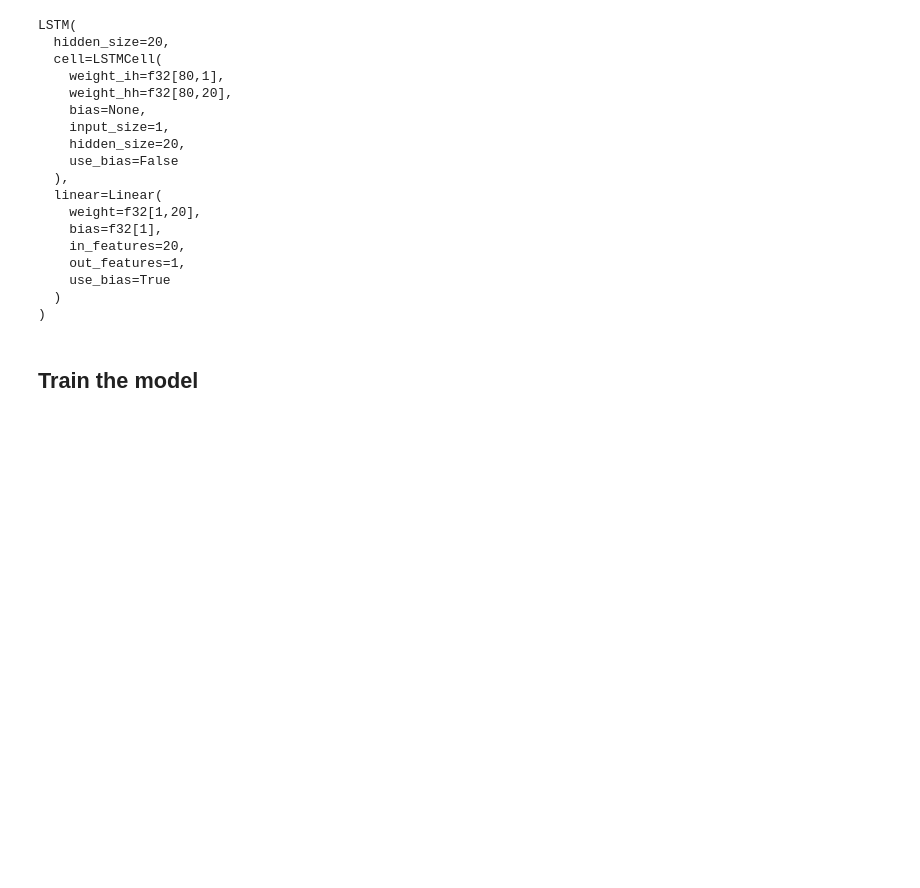
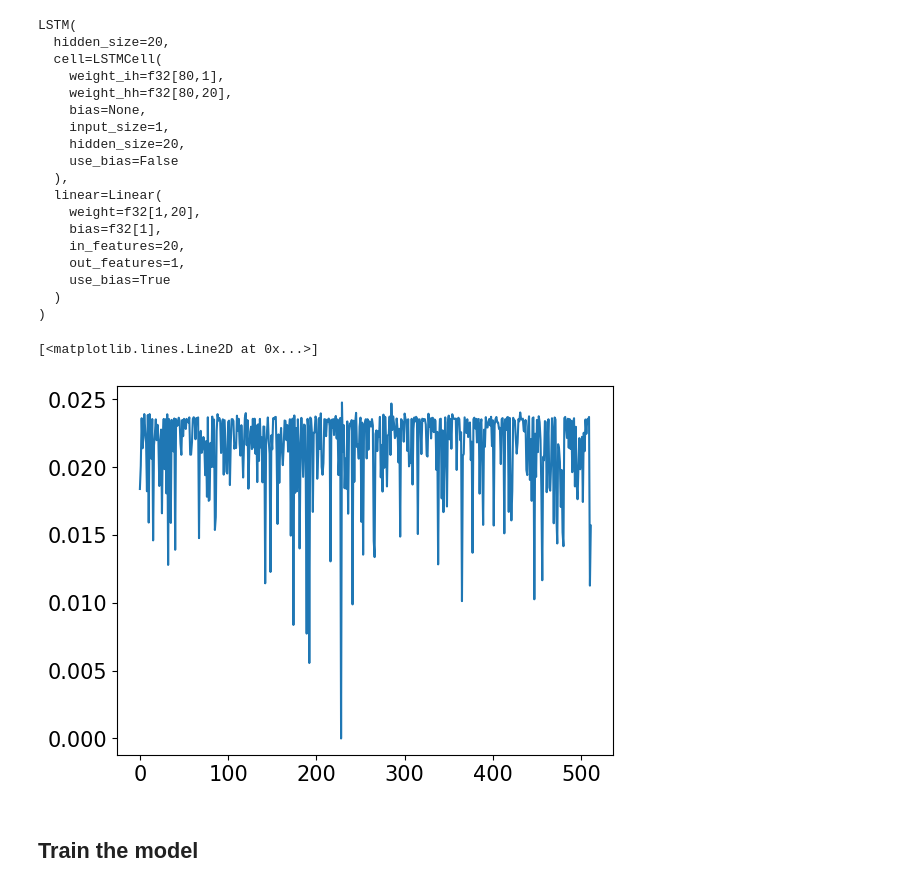
Before and after one commit to PeishiJiang/DiffFlowTransport, a Jupyter notebook: Plynlimon/LSTMFlow.ipynb, the cells around one changed output. Cells and saved outputs as stored; diff of their text form; code cells hidden in the pictures; blank space fills up the shorter version.

Commit message:
Made a couple of changes (i.e., adding model loading and saving functions; adding scaler function; adding example of coupling flow and transport models; etc.)

```diff
--- a/Plynlimon/LSTMFlow.ipynb
+++ b/Plynlimon/LSTMFlow.ipynb
@@ -87,7 +87,7 @@ Test set fraction:  0.38965333333333335
 ## Configuration
 # %%
 # Model output variable
-target   = 'Q'
+targets   = ['Q']
 
 # Model input feature
 features = ['J']
@@ -111,24 +111,24 @@ INFO:2025-01-28 11:43:04,284:jax._src.xla_bridge:945: Unable to initialize backe
 ## Get the dataloader
 # %%
 train_loader = make_pytorch_timeseries_dataloader(
-    df_norm_train, target, features, sequence_length, batch_size, shuffle=True
+    df_norm_train, targets, features, sequence_length, batch_size, shuffle=True
 )
 
 train_eval_loader = make_pytorch_timeseries_dataloader(
-    df_norm_train, target, features, sequence_length, batch_size, shuffle=False
+    df_norm_train, targets, features, sequence_length, batch_size, shuffle=False
 )
 
 test_loader = make_pytorch_timeseries_dataloader(
-    df_norm_test, target, features, sequence_length, batch_size, shuffle=False
+    df_norm_test, targets, features, sequence_length, batch_size, shuffle=False
 )
 
 all_loader = make_pytorch_timeseries_dataloader(
-    df_norm, target, features, sequence_length, batch_size, shuffle=False
+    df_norm, targets, features, sequence_length, batch_size, shuffle=False
 )
 # %% [markdown]
 ## Initialize the LSTM model
 # %%
-model = LSTM(in_size=len(features), out_size=1, hidden_size=hidden_size, key=model_key)
+model = LSTM(n_input=len(features), n_output=1, n_hidden=hidden_size, key=512)
 model
 # %% [output]
 LSTM(
@@ -152,3 +156,10 @@ LSTM(
+# %%
+x, y = next(iter(train_loader))
+yp = jax.vmap(model)(jnp.array(x))
+plt.plot(yp)
+# %% [output]
+[<matplotlib.lines.Line2D at 0x...>]
+[figure, added]
 # %% [markdown]
 ## Train the model
 # %%
```
Also changed, not shown: parts of 5 cells of this notebook, 12 other files.
